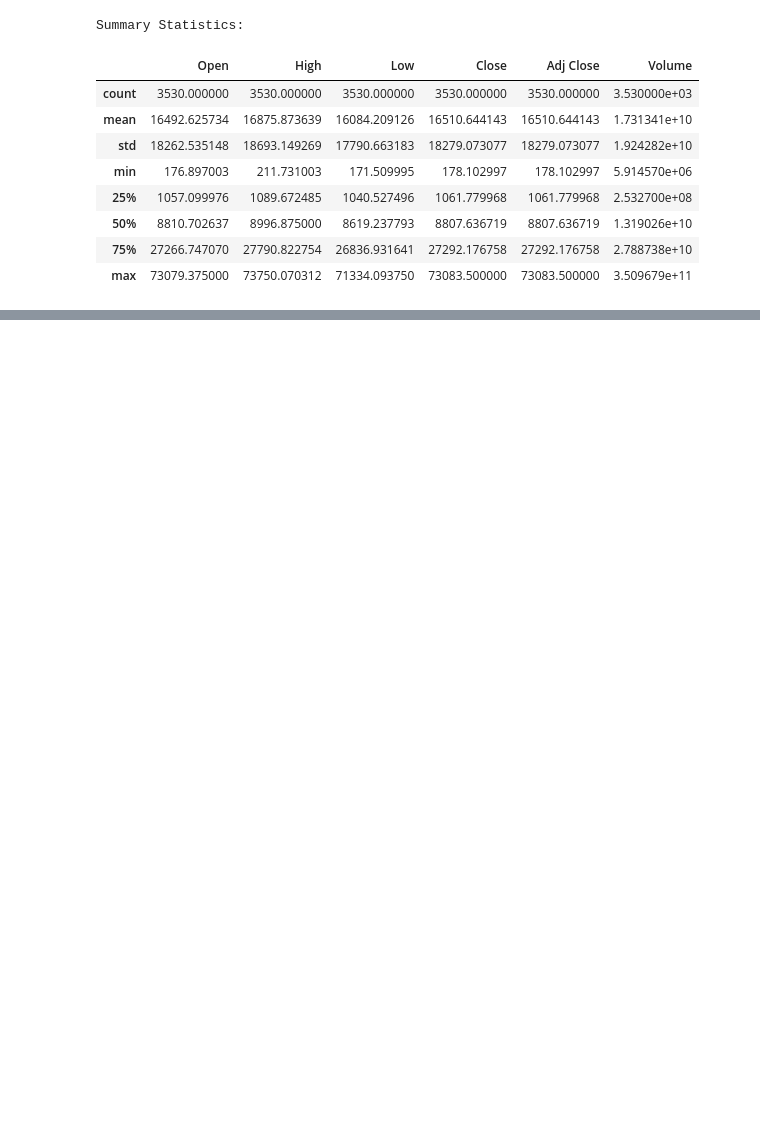
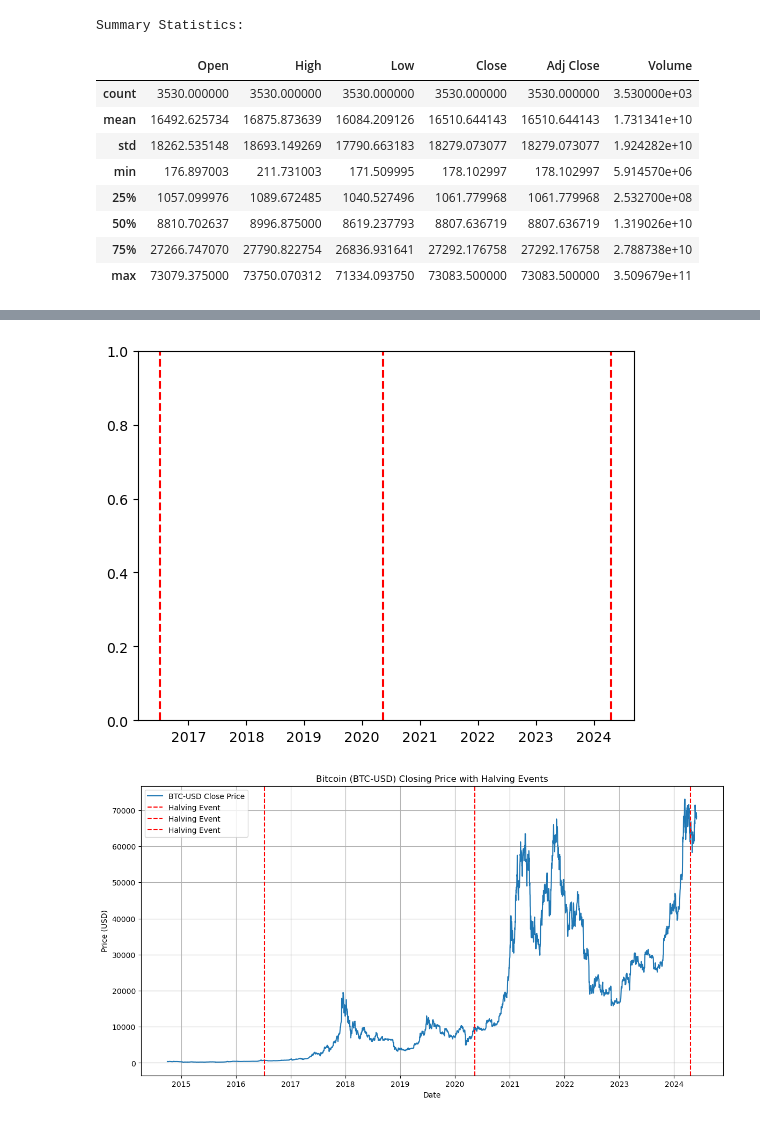
Before and after one commit to khan-asim-88/Comparative-Analysis-of-Time-Series-Forecasting-Models-for-Cryptocurrency-Price-Prediction, a Jupyter notebook: Code.ipynb, the cells around one changed output, grey strips where cells are left out. Saved outputs shown, nothing was run; the diff lists cells and outputs as text; code cells hidden in the pictures; blank space fills up the shorter version.

```diff
--- a/Code.ipynb
+++ b/Code.ipynb
@@ -66,0 +126,18 @@ plt.show()
+# %%
+halving_dates = ['2016-07-09', '2020-05-11', '2024-04-19']
+for halving_date in halving_dates:
+    plt.axvline(pd.to_datetime(halving_date), color='r', linestyle='--')
+
+plt.figure(figsize=(14, 7))
+plt.plot(btc_data['Close'], label='BTC-USD Close Price')
+for date in halving_dates:
+    plt.axvline(pd.to_datetime(date), color='r', linestyle='--', label='Halving Event')
+plt.title('Bitcoin (BTC-USD) Closing Price with Halving Events')
+plt.xlabel('Date')
+plt.ylabel('Price (USD)')
+plt.legend()
+plt.grid()
+plt.show()
+# %% [output]
+[figure, added]
+[figure, added]
```
Also changed, not shown: parts of 14 cells of this notebook, 1 other file.
